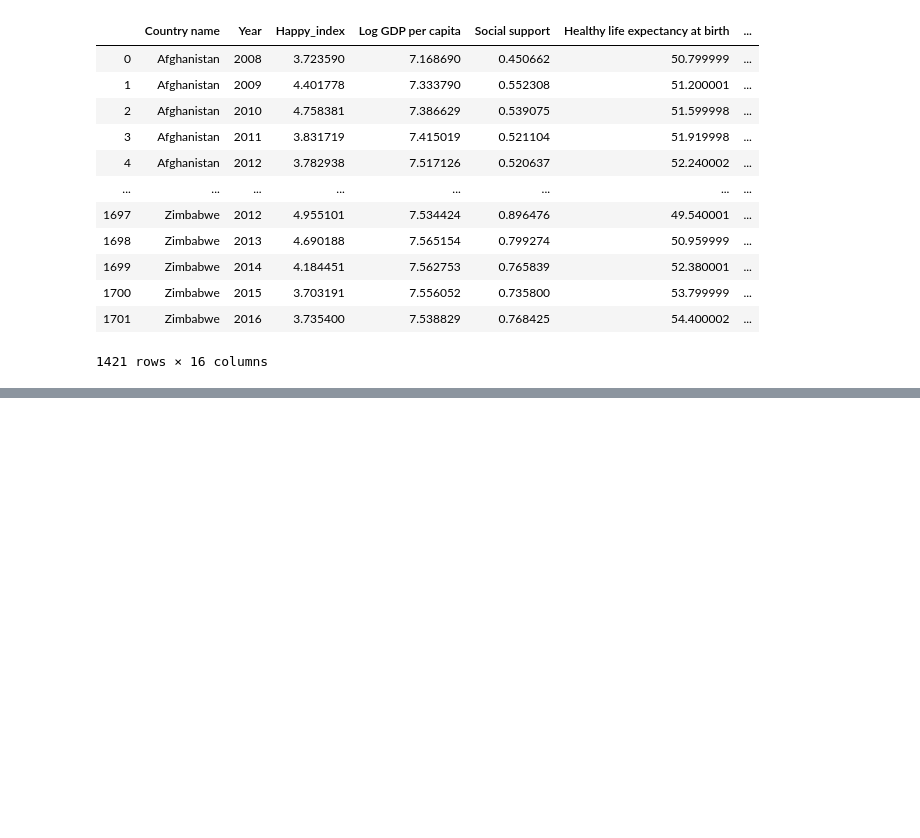
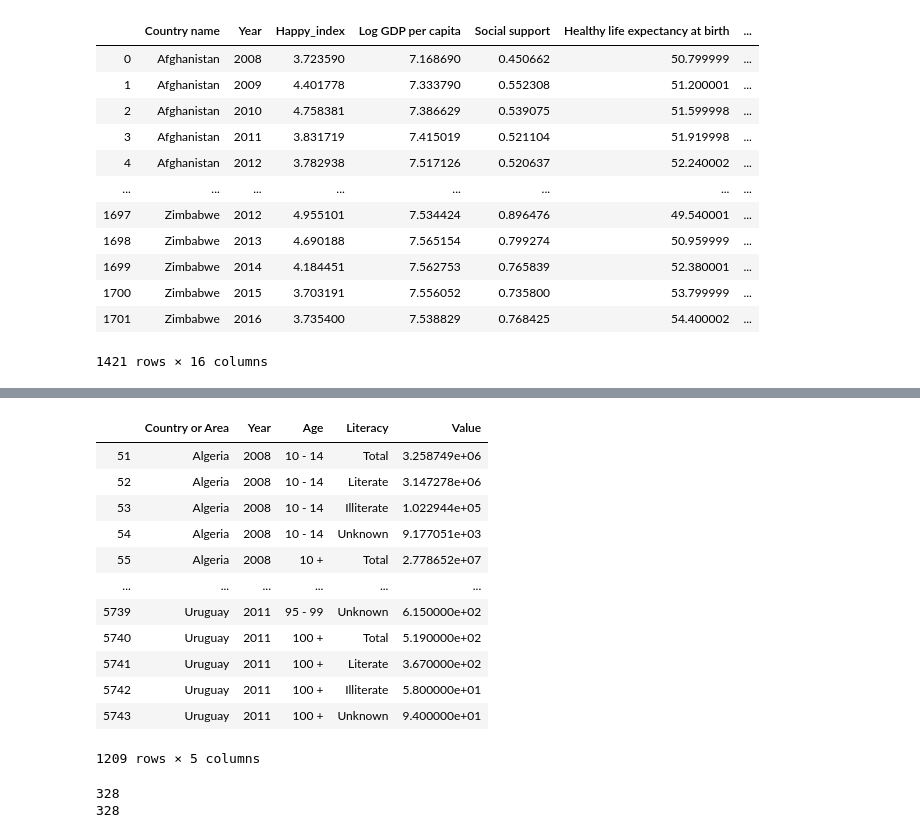
Before and after one commit to k0marrr1/nyc-mhtn-ds-010620-lectures, a Jupyter notebook: week-7/lin_reg_final_project/Untitled.ipynb, the cells around one changed output, grey strips where cells are left out. Saved outputs shown, nothing was run; the diff lists cells and outputs as text; code cells hidden in the pictures; blank space fills up the shorter version.

```diff
--- a/week-7/lin_reg_final_project/Untitled.ipynb
+++ b/week-7/lin_reg_final_project/Untitled.ipynb
@@ -69,0 +120,31 @@ df
+# %%
+df3 = df3.drop('Area', axis=1)
+df3 = df3.drop('Sex', axis=1)
+df3 = df3.drop('Record Type', axis=1)
+df3 = df3.drop('Reliability', axis=1)
+df3 = df3.drop('Source Year', axis=1)
+df3 = df3.drop('Value Footnotes', axis = 1)
+# %%
+df3
+# %% [output]
+|  | Country or Area | Year | Age | Literacy | Value |
+| 51 | Algeria | 2008 | 10 - 14 | Total | 3.258749e+06 |
+| 52 | Algeria | 2008 | 10 - 14 | Literate | 3.147278e+06 |
+| 53 | Algeria | 2008 | 10 - 14 | Illiterate | 1.022944e+05 |
+| 54 | Algeria | 2008 | 10 - 14 | Unknown | 9.177051e+03 |
+| 55 | Algeria | 2008 | 10 + | Total | 2.778652e+07 |
+| ... | ... | ... | ... | ... | ... |
+| 5739 | Uruguay | 2011 | 95 - 99 | Unknown | 6.150000e+02 |
+| 5740 | Uruguay | 2011 | 100 + | Total | 5.190000e+02 |
+| 5741 | Uruguay | 2011 | 100 + | Literate | 3.670000e+02 |
+| 5742 | Uruguay | 2011 | 100 + | Illiterate | 5.800000e+01 |
+| 5743 | Uruguay | 2011 | 100 + | Unknown | 9.400000e+01 |
+1209 rows × 5 columns
+# %%
+total = (df3.loc[df3.Literacy == 'Total', 'Value'])
+Num = (df3.loc[df3.Literacy == 'Literate', 'Value'])
+print (len(total))
+print (len(Num))
+# %% [output]
+328
+328
```
Also changed, not shown: parts of 13 cells of this notebook, 4 other files.
